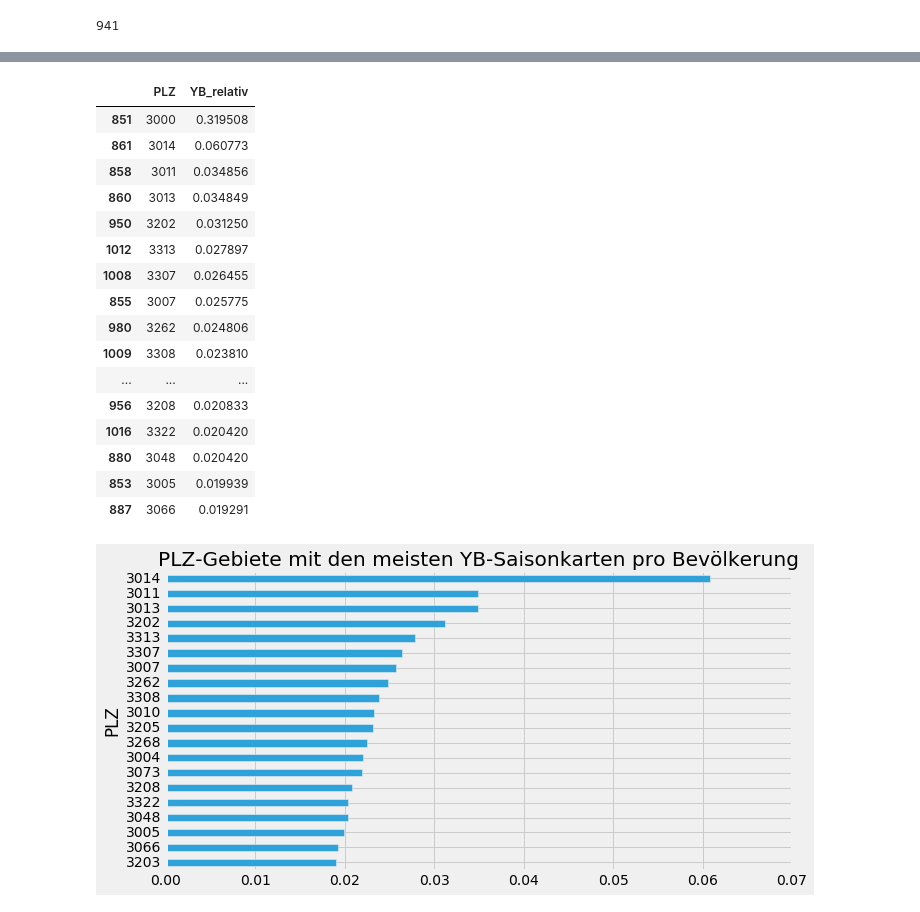
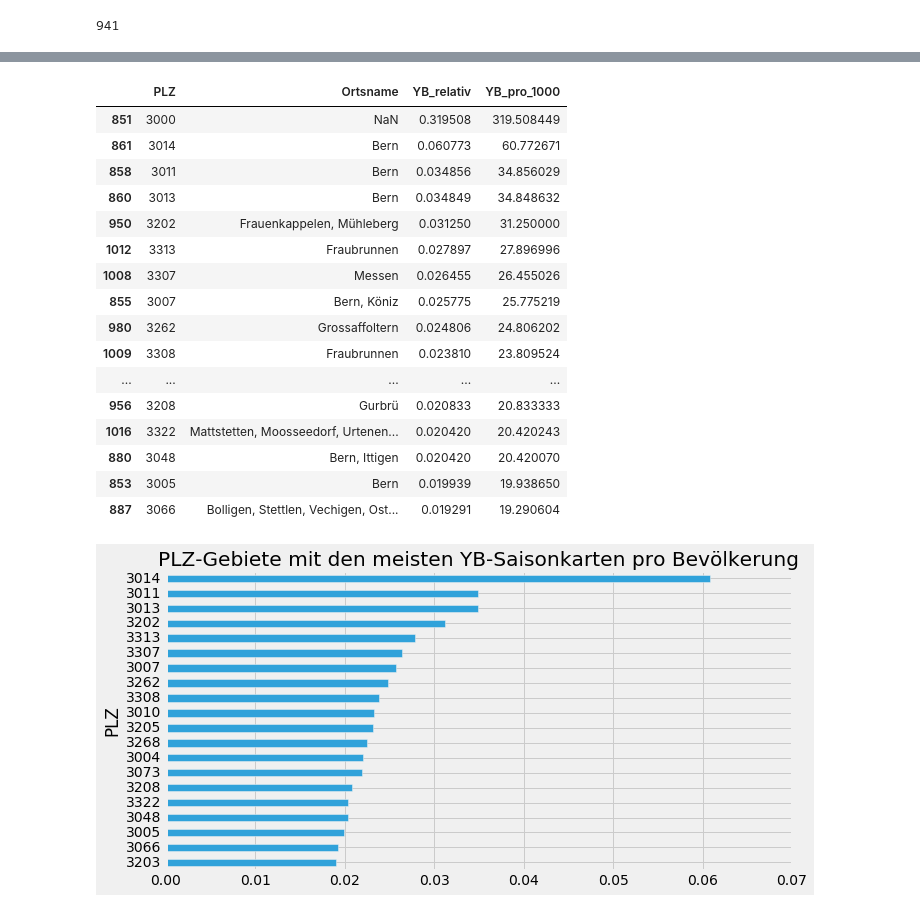
Before and after one commit to thisss/foundations-homework, a Jupyter notebook: data-studio/03/Map the Fans.ipynb, the cells around one changed output, grey strips where cells are left out. Cells and saved outputs as stored; diff of their text form; code cells hidden in the pictures.

```diff
--- a/data-studio/03/Map the Fans.ipynb
+++ b/data-studio/03/Map the Fans.ipynb
@@ -104,0 +108,9 @@ df_plz.head(5)
+# %%
+df_plz_names = pd.read_excel('data/plz_ort.xls')
+df_plz_names[['PLZ4','GDENAMK', '%_IN_GDE']].sort_values(by='%_IN_GDE', ascending=False).head()
+df_plz_names_neu = df_plz_names.groupby(by='PLZ4').apply(lambda x: ", ".join((x["GDENAMK"])))
+df_plz_names_neu = pd.DataFrame(df_plz_names_neu)
+df_plz_names_neu.columns = ['Ortsname']
+df_plz_names_neu.index.names = ['PLZ']
+df_plz_names_neu.reset_index(level=0, inplace=True)
+df_plz_names_neu.head(10)
@@ -105,6 +131,7 @@ df_plz.head(5)
 # %%
 # Merge the three data sets.
 df_temp = df_plz.merge(df_scb, on='PLZ', how='left')
+df_temp = df_temp.merge(df_plz_names_neu, on='PLZ', how='left')
 df = df_temp.merge(df_yb, on='PLZ', how='left')
 df.head()
 # %% [output]
@@ -182,24 +209,25 @@ df[['PLZ','SCB']].sort_values(by='SCB', ascending=False).head(20)
 # %%
 # What ZIP code has the highest number of YB cards per capita?
 df['YB_relativ'] = df['YB'] / df['Total']
-df[['PLZ', 'YB_relativ']].sort_values(by='YB_relativ', ascending=False).head(20)
+df['YB_pro_1000'] = df['YB_relativ'] * 1000
+df[['PLZ', 'Ortsname','YB_relativ','YB_pro_1000']].sort_values(by='YB_relativ', ascending=False).head(20)
 # %% [output]
-|  | PLZ | YB_relativ |
-| 851 | 3000 | 0.319508 |
-| 861 | 3014 | 0.060773 |
-| 858 | 3011 | 0.034856 |
-| 860 | 3013 | 0.034849 |
-| 950 | 3202 | 0.031250 |
-| 1012 | 3313 | 0.027897 |
-| 1008 | 3307 | 0.026455 |
-| 855 | 3007 | 0.025775 |
-| 980 | 3262 | 0.024806 |
-| 1009 | 3308 | 0.023810 |
-| ... | ... | ... |
-| 956 | 3208 | 0.020833 |
-| 1016 | 3322 | 0.020420 |
-| 880 | 3048 | 0.020420 |
-| 853 | 3005 | 0.019939 |
-| 887 | 3066 | 0.019291 |
+|  | PLZ | Ortsname | YB_relativ | YB_pro_1000 |
+| 851 | 3000 | NaN | 0.319508 | 319.508449 |
+| 861 | 3014 | Bern | 0.060773 | 60.772671 |
+| 858 | 3011 | Bern | 0.034856 | 34.856029 |
+| 860 | 3013 | Bern | 0.034849 | 34.848632 |
+| 950 | 3202 | Frauenkappelen, Mühleberg | 0.031250 | 31.250000 |
+| 1012 | 3313 | Fraubrunnen | 0.027897 | 27.896996 |
+| 1008 | 3307 | Messen | 0.026455 | 26.455026 |
+| 855 | 3007 | Bern, Köniz | 0.025775 | 25.775219 |
+| 980 | 3262 | Grossaffoltern | 0.024806 | 24.806202 |
+| 1009 | 3308 | Fraubrunnen | 0.023810 | 23.809524 |
+| ... | ... | ... | ... | ... |
+| 956 | 3208 | Gurbrü | 0.020833 | 20.833333 |
+| 1016 | 3322 | Mattstetten, Moosseedorf, Urtenen... | 0.020420 | 20.420243 |
+| 880 | 3048 | Bern, Ittigen | 0.020420 | 20.420070 |
+| 853 | 3005 | Bern | 0.019939 | 19.938650 |
+| 887 | 3066 | Bolligen, Stettlen, Vechigen, Ost... | 0.019291 | 19.290604 |
 # %%
 # Let's take out the ZIP code 3000 since these are probably mainly postboxes and companies.
```
Also changed, not shown: parts of 16 cells of this notebook, 22 other files.
